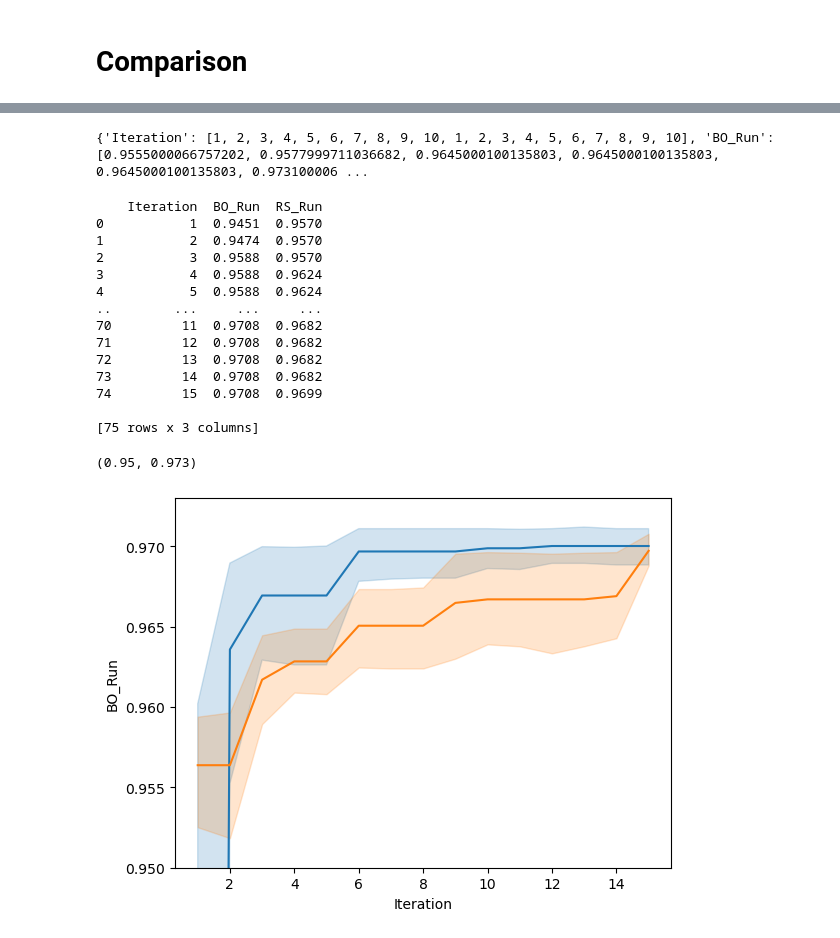
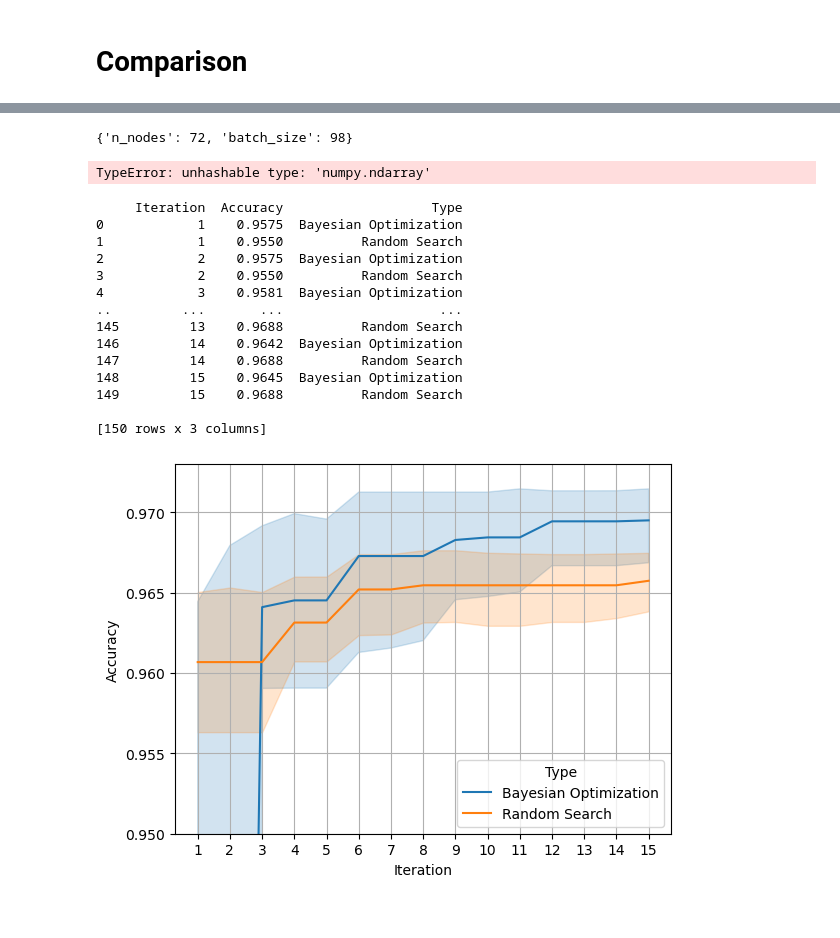
Before and after one commit to VeryThankYou/BayesianOptimization, a Jupyter notebook: Notebook_format.ipynb, the cells around one changed output, grey strips where cells are left out. Drawn from its saved outputs; the diff is of its cells as text; code cells hidden in the pictures.

Commit message:
Plots

```diff
--- a/Notebook_format.ipynb
+++ b/Notebook_format.ipynb
@@ -126,7 +119,7 @@ opt = GPyOpt.methods.BayesianOptimization(f = objective_function,   # function t
                                              )
 opt.acquisition.exploration_weight=0.5
 
-opt.run_optimization(max_iter = 15)
+opt.run_optimization(max_iter = 15, eps = 0)
 
 x_best = opt.X[np.argmin(opt.Y)]
 print("The best parameters obtained: n_nodes=" + str(x_best[0]) + ", batch_size=" + str(x_best[1]))
@@ -362,5 +359,5 @@ for _ in range(n_runs):
 
         i += 1
     acc_rs.append(max_acc_per_iteration)
-    x_rs.append(param_list)
+    x_rs.append([best_param["n_nodes"], best_param["batch_size"]])
 # %% [output]
@@ -392,44 +365,61 @@ print(len(acc_bo[1]))
-# %%
-print(data_dict)
-# %% [output]
-{'Iteration': [1, 2, 3, 4, 5, 6, 7, 8, 9, 10, 1, 2, 3, 4, 5, 6, 7, 8, 9, 10], 'BO_Run': [0.9555000066757202, 0.9577999711036682, 0.9645000100135803, 0.9645000100135803, 0.9645000100135803, 0.973100006 ...
+# %%
+best_param
+# %% [output]
+{'n_nodes': 72, 'batch_size': 98}
+# %%
+# Best parameters
+def most_common(lst):
+    return max(set(lst), key=lst.count)
+
+# Bayesian Optimization
+x_best_BO = most_common(x_bo)
+
+# Bayesian Optimization
+x_best_RS =most_common(x_rs)
+
+print(x_best_BO, x_best_RS)
+# %% [output]
+TypeError: unhashable type: 'numpy.ndarray'
 # %%
 import seaborn as sns
 import pandas as pd
 
-data_dict = {"Iteration": [], "BO_Run": [], "RS_Run": []}
+data_dict = {"Iteration": [], "Accuracy": [], "Type": []}
 
 for i in range(n_runs):
     for j in range(max_iteration + 5):
         #if acc_bo[i][j] > 0.9:
-            data_dict["BO_Run"].append(acc_bo[i][j])
-            data_dict["RS_Run"].append(acc_rs[i][j])
+            data_dict["Accuracy"].append(acc_bo[i][j])
+            data_dict["Type"].append("Bayesian Optimization")
+            data_dict["Accuracy"].append(acc_rs[i][j])
+            data_dict["Type"].append("Random Search")
+            data_dict["Iteration"].append(j+1)
             data_dict["Iteration"].append(j+1)
 
 data = pd.DataFrame(data_dict)
 print(data)
 # %% [output]
-    Iteration  BO_Run  RS_Run
-0           1  0.9451  0.9570
-1           2  0.9474  0.9570
-2           3  0.9588  0.9570
-3           4  0.9588  0.9624
-4           5  0.9588  0.9624
-..        ...     ...     ...
-70         11  0.9708  0.9682
-71         12  0.9708  0.9682
-72         13  0.9708  0.9682
-73         14  0.9708  0.9682
-74         15  0.9708  0.9699
+     Iteration  Accuracy                   Type
+0            1    0.9575  Bayesian Optimization
+1            1    0.9550          Random Search
+2            2    0.9575  Bayesian Optimization
+3            2    0.9550          Random Search
+4            3    0.9581  Bayesian Optimization
+..         ...       ...                    ...
+145         13    0.9688          Random Search
+146         14    0.9642  Bayesian Optimization
+147         14    0.9688          Random Search
+148         15    0.9645  Bayesian Optimization
+149         15    0.9688          Random Search
 
-[75 rows x 3 columns]
+[150 rows x 3 columns]
-# %%
-data["logBO"] = np.log(data["BO_Run"])
-data["logRS"] = np.log(data["RS_Run"])
 # %%
-sns.lineplot(data=data, x="Iteration", y="BO_Run")
-sns.lineplot(data=data, x="Iteration", y="RS_Run")
+ax = sns.lineplot(data=data, x="Iteration", y="Accuracy", hue = "Type")
+plt.xticks(range(1,16))
 plt.ylim(0.95,0.973)
+plt.ylabel("Accuracy")
+plt.grid()
+sns.move_legend(ax, "lower right")
+plt.savefig("Accuracy_Confidence_interval")
 # %% [output]
-(0.95, 0.973)
-[figure, old version]
+[figure, new version]
```
Also changed, not shown: parts of 10 cells of this notebook, 5 other files.
